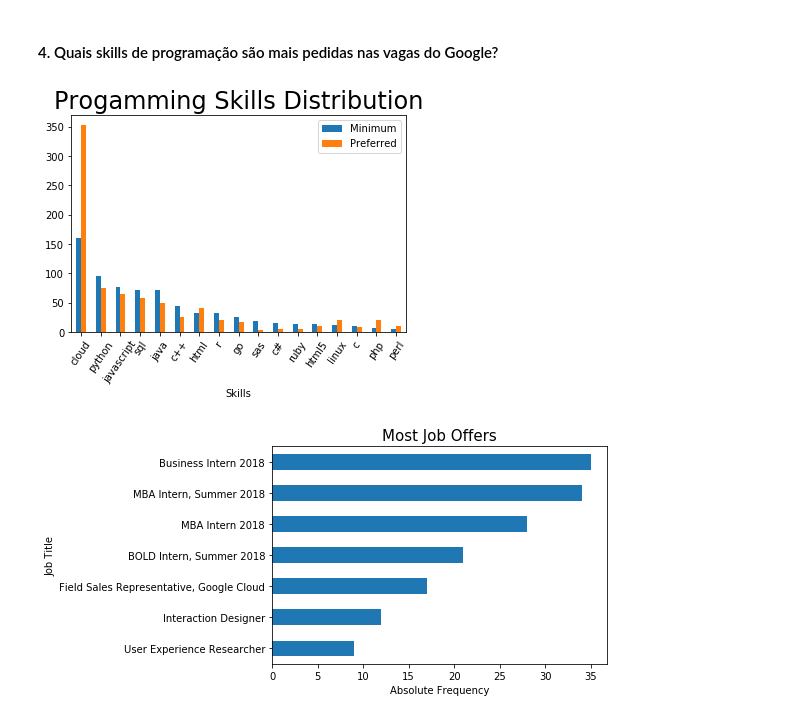
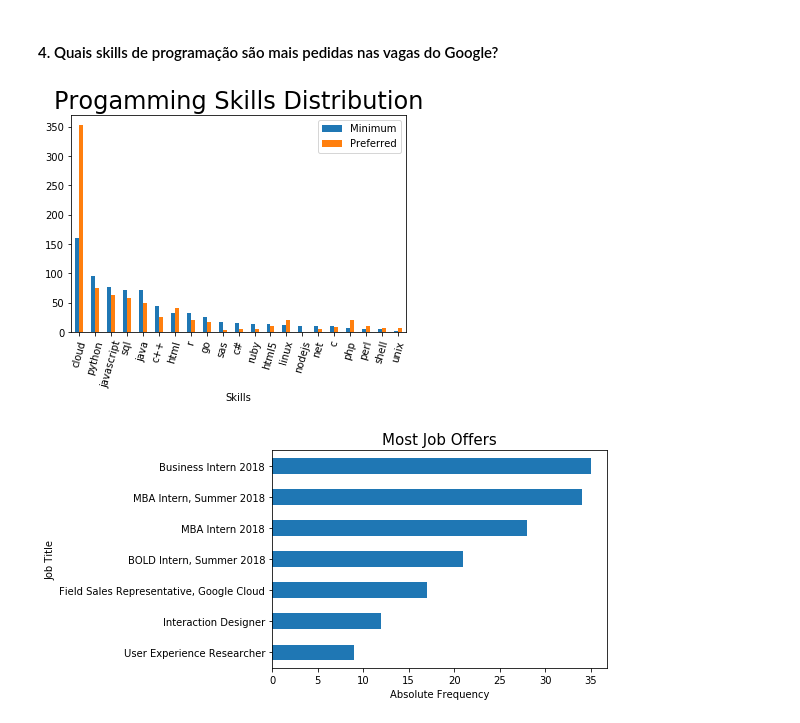
Before and after one commit to didier-rda/Google_Jobs, a Jupyter notebook: case_analysis.ipynb, the cells around one changed output. Drawn from its saved outputs; the diff is of its cells as text; code cells hidden in the pictures.

```diff
--- a/case_analysis.ipynb
+++ b/case_analysis.ipynb
@@ -400,7 +400,7 @@ plot_word_cloud(joins_morphologically(['RB'],df_morph_by_word_prefq),'Responsibi
 #### 4. Quais skills de programação são mais pedidas nas vagas do Google?
 # %%
 #Criando lista com as skills de prog identificadas analisando a lista de palavras e vendo listas na internet com linguagens mais usadas em 2018
-programinng_skills = ['go','cloud','html5','c++','sas','python', 'java', 'c','c#','php', 'javascript', 'r', 'ruby', 'perl','sql', 'html','linux']
+programinng_skills = ['nodejs', 'net', 'ruby','unix','shell','go','cloud','html5','c++','sas','python', 'java', 'c','c#','php', 'javascript', 'r', 'ruby', 'perl','sql', 'html','linux']
 
 # redefinindo o df com freq por word - full
 df_freq_words_clean_minq = list_to_freq_df(list_all_clean_words_minq,stop_words)
@@ -414,12 +414,12 @@ df_freq_prog_skills_prefq = df_freq_prog_skills_prefq[df_freq_prog_skills_prefq.
 # %%
 #Join nos resultados obtidos
 result = df_freq_prog_skills_minq
 result = result.join(df_freq_prog_skills_prefq) #.rename(columns = {"min qualification":'required', 'max qualification':'preferred'}).rename_axis('qualifications')
 
 #Show bar
-plot_bar(result, 55, "Progamming Skills Distribution", 24)
+plot_bar(result, 74, "Progamming Skills Distribution", 24)
 # %% [output]
-[figure, old version]
+[figure, new version]
 # %%
 #Verificando os jobs com mais ofertas pelo Google
 df_freq_job_title = pd.DataFrame.from_dict(Counter(df_jobs["Title"]), orient='index').reset_index()
```
Also changed, not shown: parts of 8 cells of this notebook.
